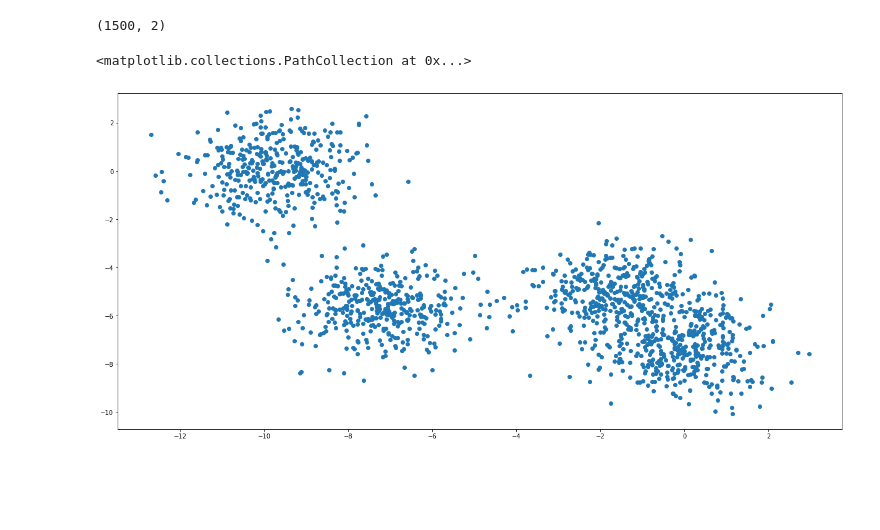
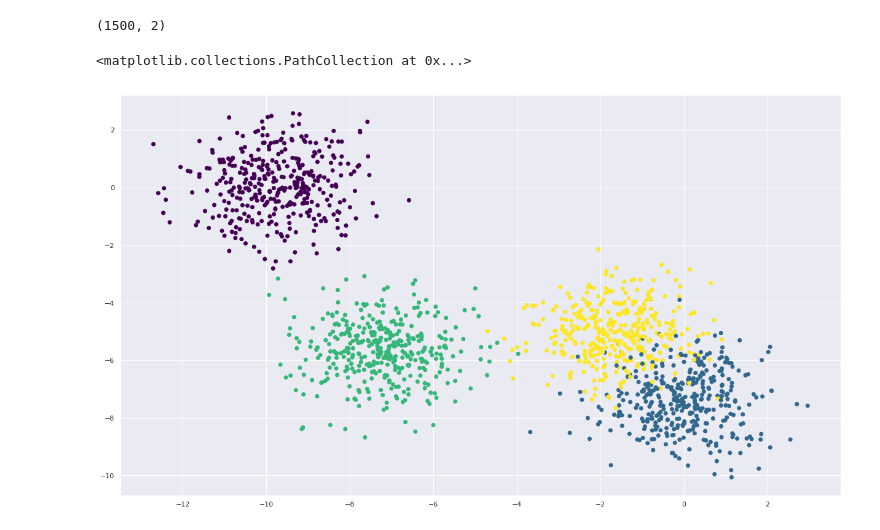
Before and after one commit to edwinb-ai/intelicompu, a Jupyter notebook: clasificacion/GaussianNB.ipynb, the cells around one changed output. Drawn from its saved outputs; the diff is of its cells as text; code cells hidden in the pictures; blank space fills up the shorter version.

Commit message:
Se terminó de modificar la libreta GaussianNB y se documentó todo el código.

```diff
--- a/clasificacion/GaussianNB.ipynb
+++ b/clasificacion/GaussianNB.ipynb
@@ -18,3 +0,0 @@ $$h_i(\mathbf{x}) = - \frac{1}{2}(\mathbf{x - \mu_i})^{\intercal}\Sigma^{-1}_{i}
-# %%
-%pylab inline
-pylab.rcParams['figure.figsize'] = (21, 10)
@@ -23,17 +85,29 @@ Populating the interactive namespace from numpy and matplotlib
+# %%
+import matplotlib
+matplotlib.rcParams["figure.figsize"] = (21, 12)
+
+import numpy as np
+import matplotlib.pyplot as plt
+import seaborn as sns
+import pandas as pd
+from sklearn.datasets import make_blobs
+from sklearn.model_selection import train_test_split
+from sklearn.naive_bayes import GaussianNB
+from sklearn.metrics import classification_report, confusion_matrix
+
+sns.set()
 # %%
-# Crear clases de calibración, usando sklearn
-from sklearn.datasets import make_blobs
-from sklearn.model_selection import train_test_split
-
+# Crear un conjunto de clases que provengan de una distribución normal Gaussiana
 valores_clases, etiq_clases = make_blobs(1500, n_features=2, centers=4, random_state=9)
 print(valores_clases.shape)
 
 # Separar el conjunto de datos para hacer unos de entrenamiento y otros de prueba
-x_entre, x_prueba, y_entre, y_prueba = train_test_split(valores_clases, etiq_clases, test_size=0.35, random_state=5, shuffle=False)
-#print(set(x for x in etiq_clases))
-# print(etiq_clases)
-scatter(valores_clases[:, 0], valores_clases[:, 1])
+X_train, X_test, y_train, y_test = train_test_split(
+    valores_clases, etiq_clases, test_size=0.35, random_state=5, shuffle=False
+)
+# Graficar las clases obtenidas
+plt.scatter(valores_clases[:, 0], valores_clases[:, 1], c=etiq_clases, cmap="viridis")
 # %% [output]
 (1500, 2)
 <matplotlib.collections.PathCollection at 0x...>
-[figure, old version]
+[figure, new version]
```
Also changed, not shown: parts of 25 cells of this notebook, 1 other file.
